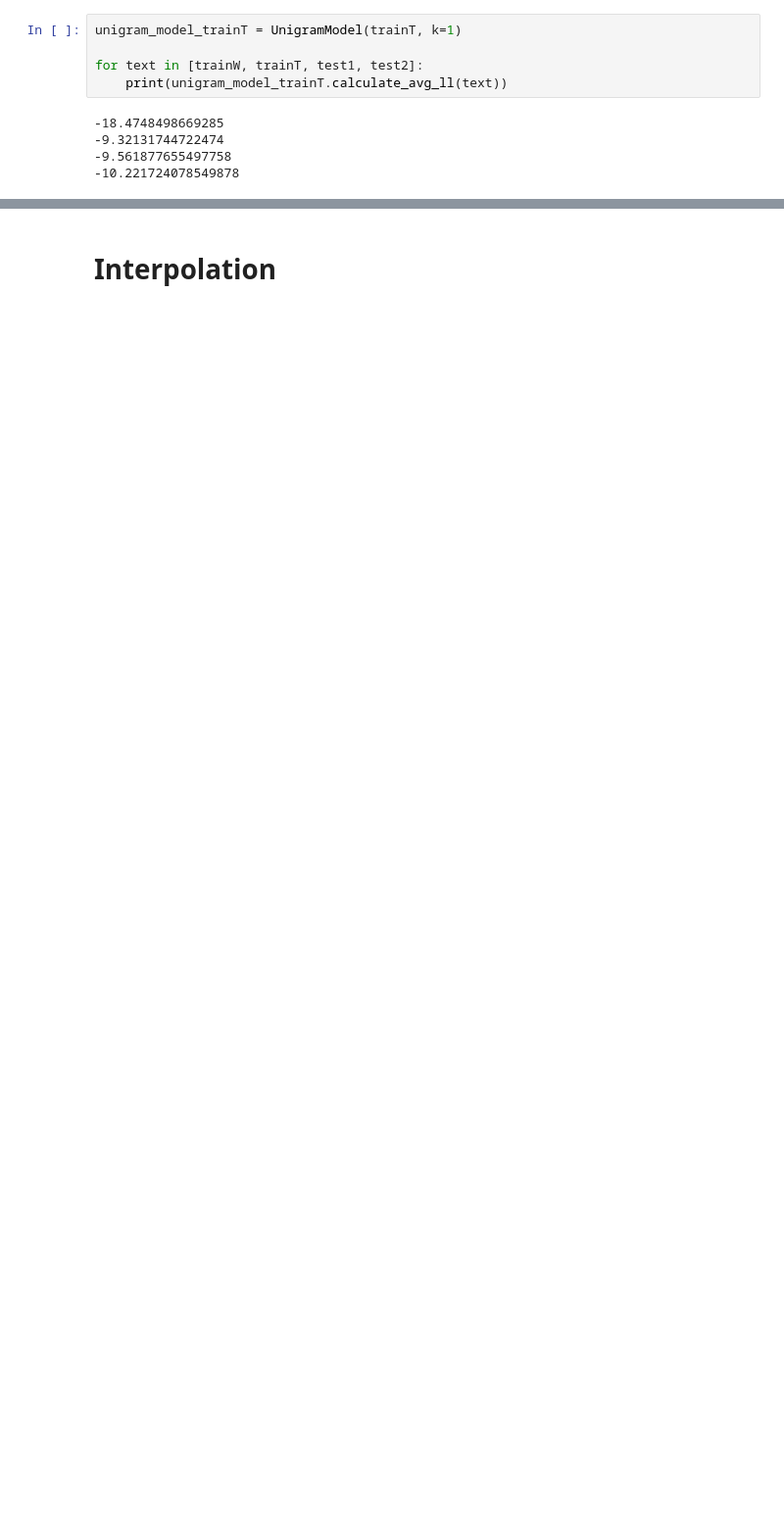
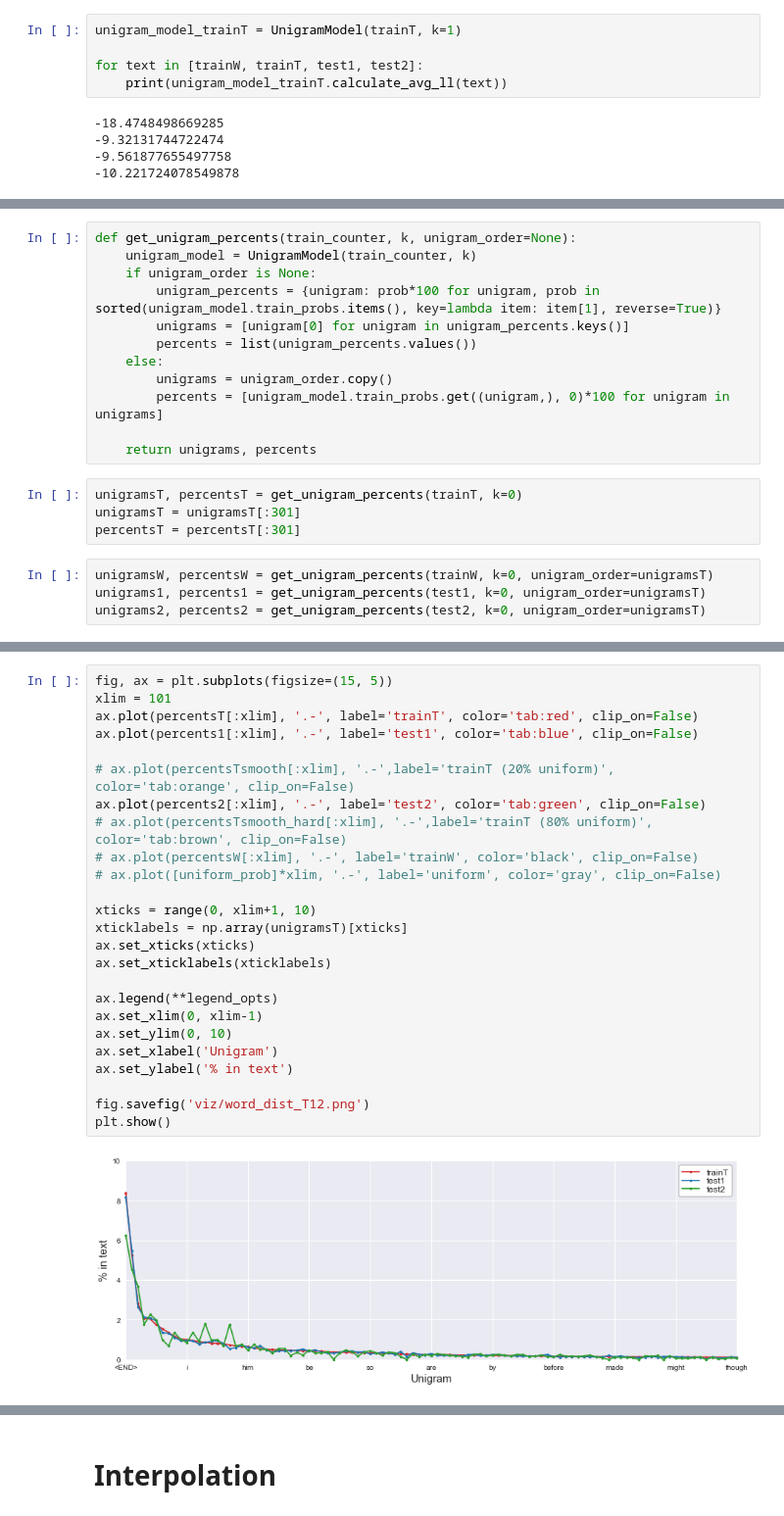
Before and after one commit to khanhnguyendata/ngram, a Jupyter notebook: ngram_models.ipynb, the cells around one changed output, grey strips where cells are left out. Shown at 98% size. Cells and saved outputs as stored; diff of their text form; blank space fills up the shorter version.

```diff
--- a/ngram_models.ipynb
+++ b/ngram_models.ipynb
@@ -127,0 +71,20 @@ plot_models(trainT, trainW, 'trainT', 'trainW')
+# %%
+def get_unigram_percents(train_counter, k, unigram_order=None):
+    unigram_model = UnigramModel(train_counter, k)
+    if unigram_order is None:
+        unigram_percents = {unigram: prob*100 for unigram, prob in sorted(unigram_model.train_probs.items(), key=lambda item: item[1], reverse=True)}
+        unigrams = [unigram[0] for unigram in unigram_percents.keys()]
+        percents = list(unigram_percents.values())
+    else:
+        unigrams = unigram_order.copy()
+        percents = [unigram_model.train_probs.get((unigram,), 0)*100 for unigram in unigrams]
+
+    return unigrams, percents
+# %%
+unigramsT, percentsT = get_unigram_percents(trainT, k=0)
+unigramsT = unigramsT[:301]
+percentsT = percentsT[:301]
+# %%
+unigramsW, percentsW = get_unigram_percents(trainW, k=0, unigram_order=unigramsT)
+unigrams1, percents1 = get_unigram_percents(test1, k=0, unigram_order=unigramsT)
+unigrams2, percents2 = get_unigram_percents(test2, k=0, unigram_order=unigramsT)
@@ -127,0 +98,27 @@ plot_models(trainT, trainW, 'trainT', 'trainW')
+# %%
+fig, ax = plt.subplots(figsize=(15, 5))
+xlim = 101
+ax.plot(percentsT[:xlim], '.-', label='trainT', color='tab:red', clip_on=False)
+ax.plot(percents1[:xlim], '.-', label='test1', color='tab:blue', clip_on=False)
+
+# ax.plot(percentsTsmooth[:xlim], '.-',label='trainT (20% uniform)', color='tab:orange', clip_on=False)
+ax.plot(percents2[:xlim], '.-', label='test2', color='tab:green', clip_on=False)
+# ax.plot(percentsTsmooth_hard[:xlim], '.-',label='trainT (80% uniform)', color='tab:brown', clip_on=False)
+# ax.plot(percentsW[:xlim], '.-', label='trainW', color='black', clip_on=False)
+# ax.plot([uniform_prob]*xlim, '.-', label='uniform', color='gray', clip_on=False)
+
+xticks = range(0, xlim+1, 10)
+xticklabels = np.array(unigramsT)[xticks]
+ax.set_xticks(xticks)
+ax.set_xticklabels(xticklabels)
+
+ax.legend(**legend_opts)
+ax.set_xlim(0, xlim-1)
+ax.set_ylim(0, 10)
+ax.set_xlabel('Unigram')
+ax.set_ylabel('% in text')
+
+fig.savefig('viz/word_dist_T12.png')
+plt.show()
+# %% [output]
+[figure, added]
```
Also changed, not shown: parts of 66 cells of this notebook, 40 other files.
